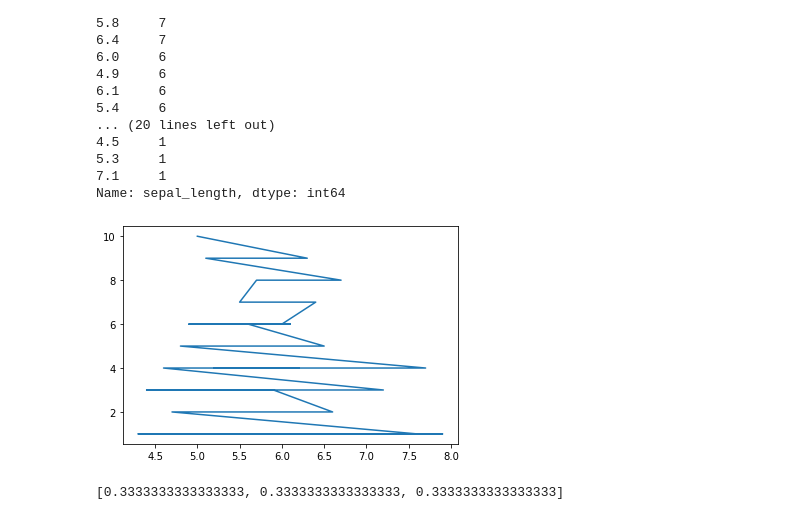
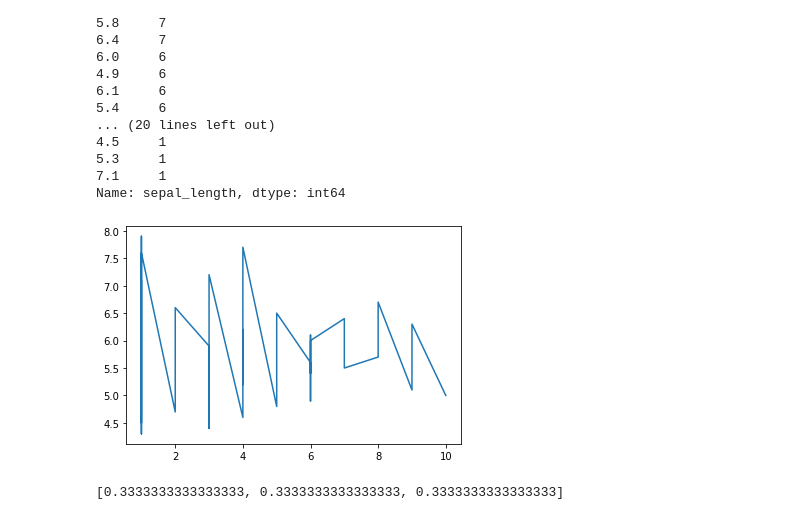
Before and after one commit to edwardsrk/Visualizations, a Jupyter notebook: Visualizations.ipynb, the cells around one changed output. Saved outputs shown, nothing was run; the diff lists cells and outputs as text; code cells hidden in the pictures.

```diff
--- a/Visualizations.ipynb
+++ b/Visualizations.ipynb
@@ -84,9 +101,9 @@ iris.sepal_length.value_counts()
 7.1     1
 Name: sepal_length, dtype: int64
 # %%
-plt.plot(x, height);
+plt.plot(height, x);
 # %% [output]
-[figure, old version]
+[figure, new version]
 # %%
 labels = list(iris.species.unique())
 # %%
```
Also changed, not shown: parts of 3 cells of this notebook.
